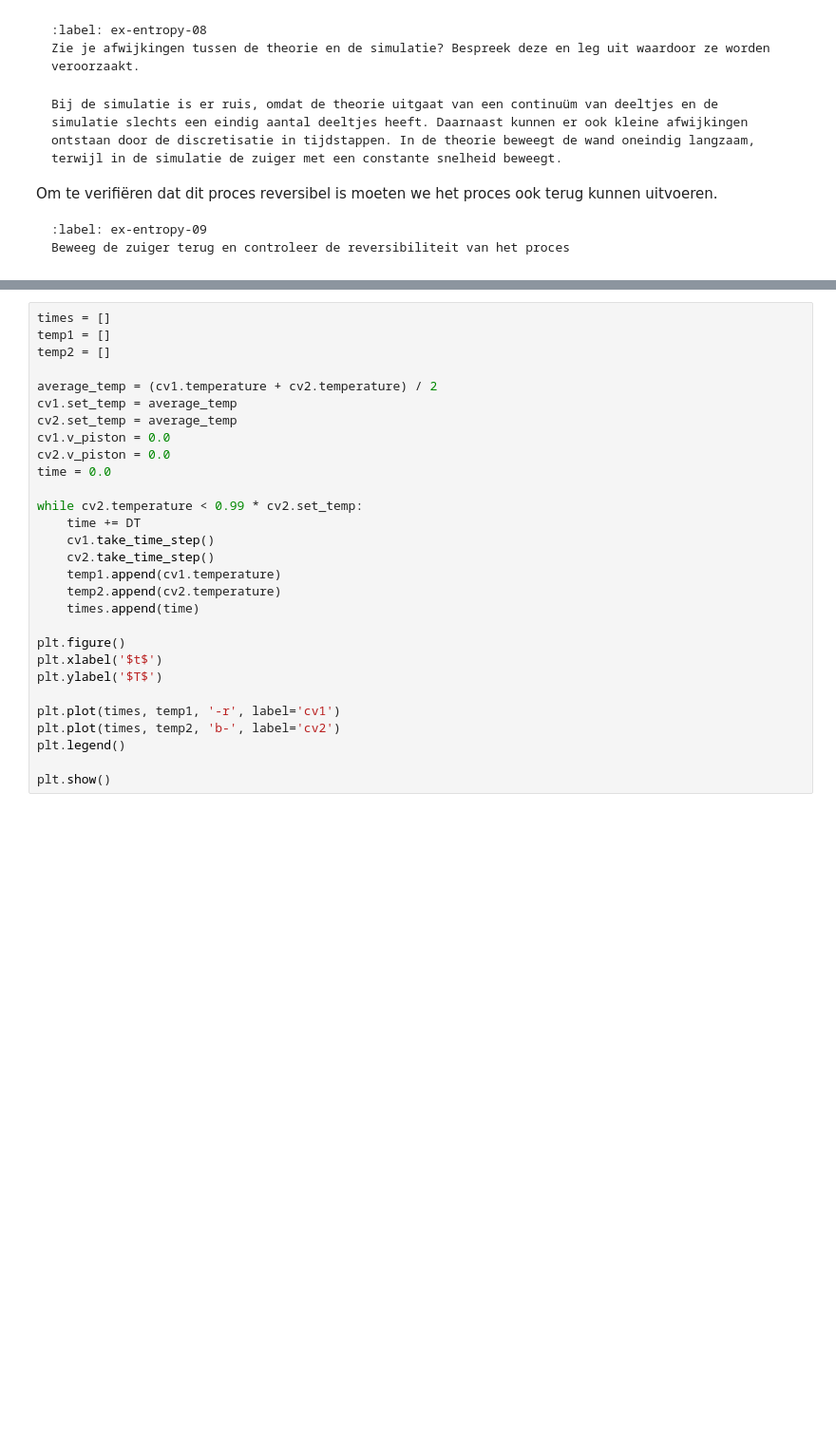
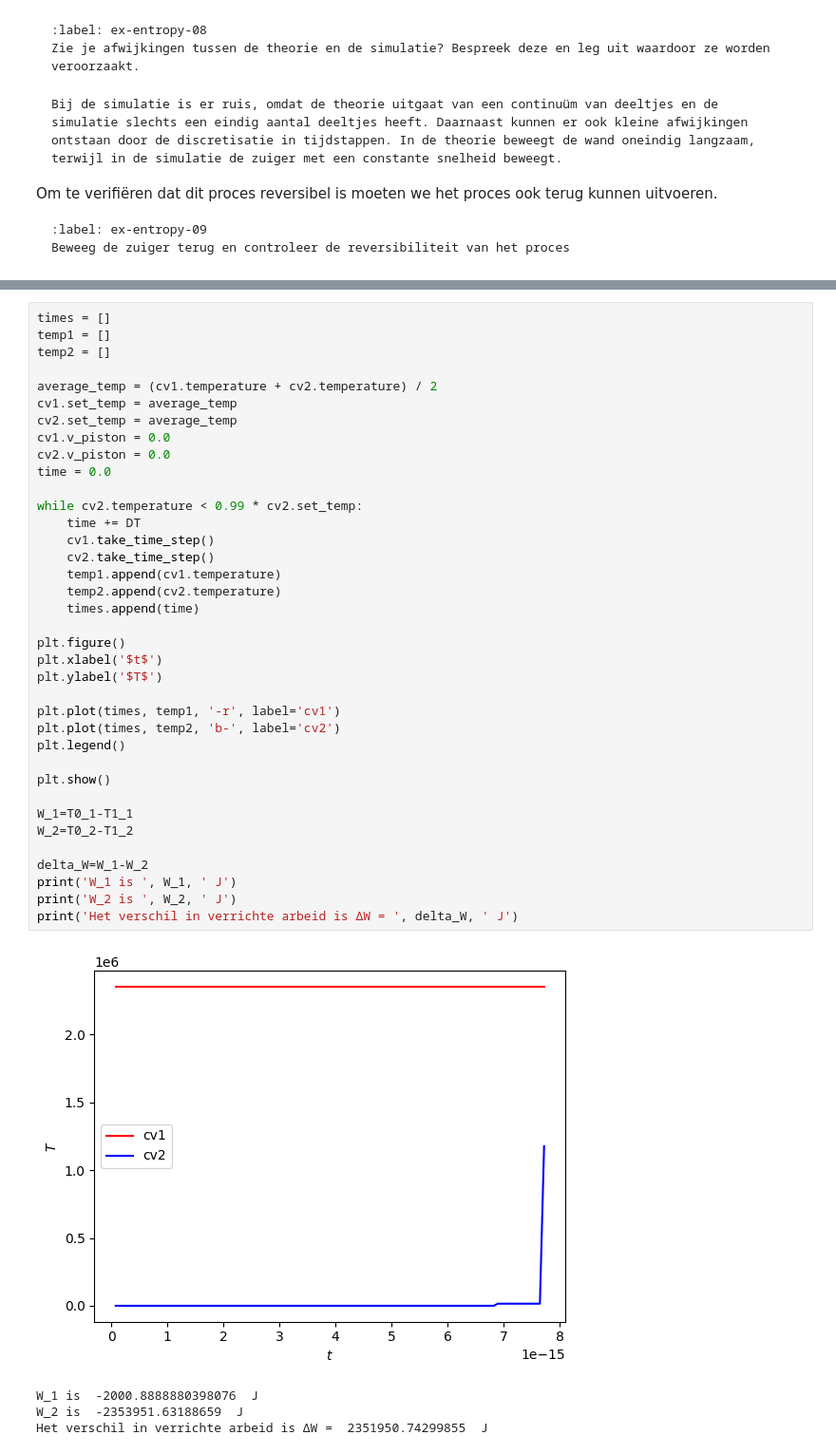
Before and after one commit to srimanp07/SrimanAbel, a Jupyter notebook: Content/PySim/9_entropie.ipynb, the cells around one changed output, grey strips where cells are left out. Shown at 95% size. Saved outputs shown, nothing was run; the diff lists cells and outputs as text; blank space fills up the shorter version.

````diff
--- a/Content/PySim/9_entropie.ipynb
+++ b/Content/PySim/9_entropie.ipynb
@@ -549,32 +630,45 @@ Wat is de theoretische eindtemperatuur $T_{\text{eq}}$ als we deze twee volumes
 # %%
 times = []
 temp1 = []
 temp2 = []
 
 average_temp = (cv1.temperature + cv2.temperature) / 2
 cv1.set_temp = average_temp
 cv2.set_temp = average_temp
 cv1.v_piston = 0.0
 cv2.v_piston = 0.0
 time = 0.0
 
 while cv2.temperature < 0.99 * cv2.set_temp:
     time += DT
     cv1.take_time_step()
     cv2.take_time_step()
     temp1.append(cv1.temperature)
     temp2.append(cv2.temperature)
     times.append(time)
 
 plt.figure()
 plt.xlabel('$t$')
 plt.ylabel('$T$')
 
 plt.plot(times, temp1, '-r', label='cv1')
 plt.plot(times, temp2, 'b-', label='cv2')
 plt.legend()
 
 plt.show()
+
+W_1=T0_1-T1_1
+W_2=T0_2-T1_2
+
+delta_W=W_1-W_2
+print('W_1 is ', W_1, ' J')
+print('W_2 is ', W_2, ' J')
+print('Het verschil in verrichte arbeid is ΔW = ', delta_W, ' J')
+# %% [output]
+[figure, added]
+W_1 is  -2000.8888880398076  J
+W_2 is  -2353951.63188659  J
+Het verschil in verrichte arbeid is ΔW =  2351950.74299855  J
 # %% [markdown]
 
 ```{exercise} wrong-contact
````
Also changed, not shown: parts of 10 cells of this notebook.
